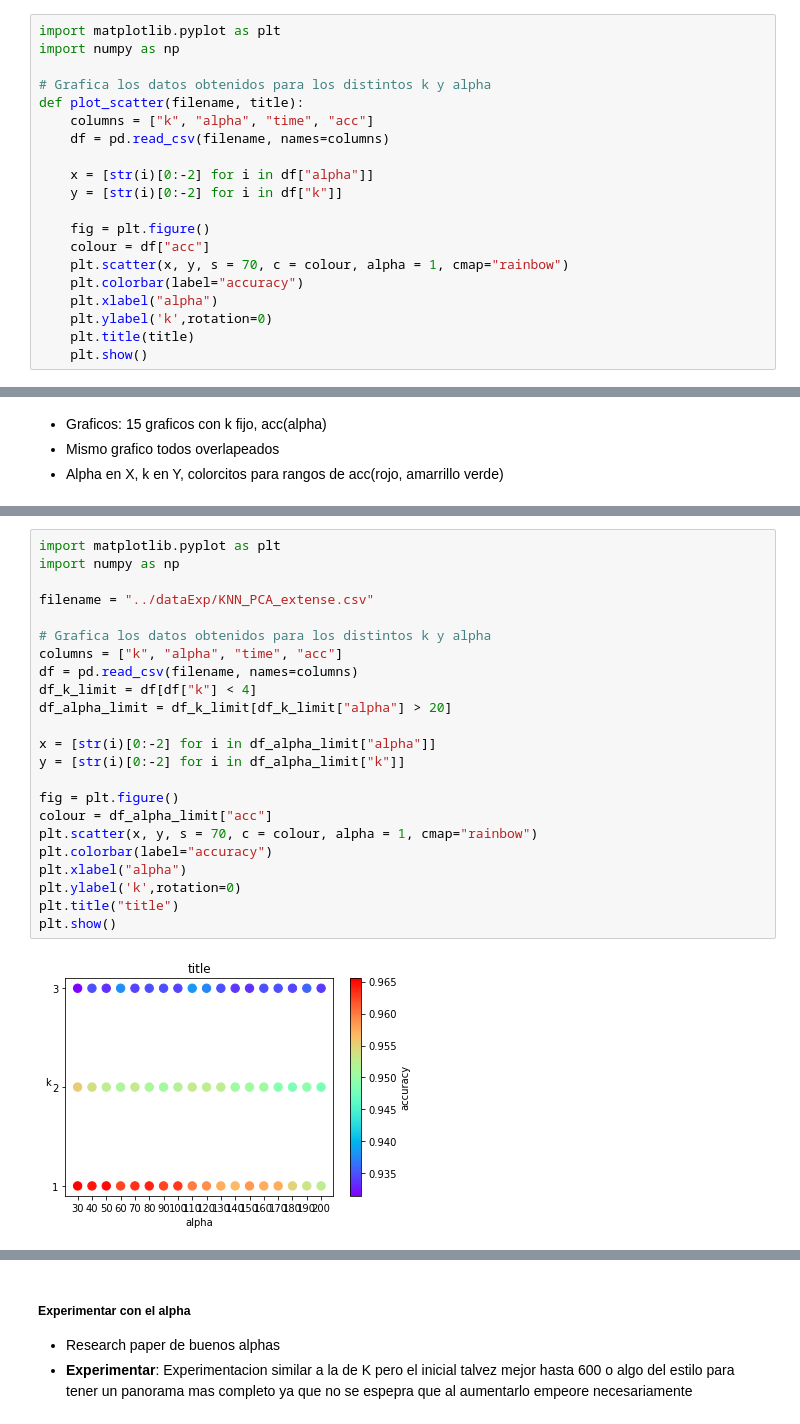
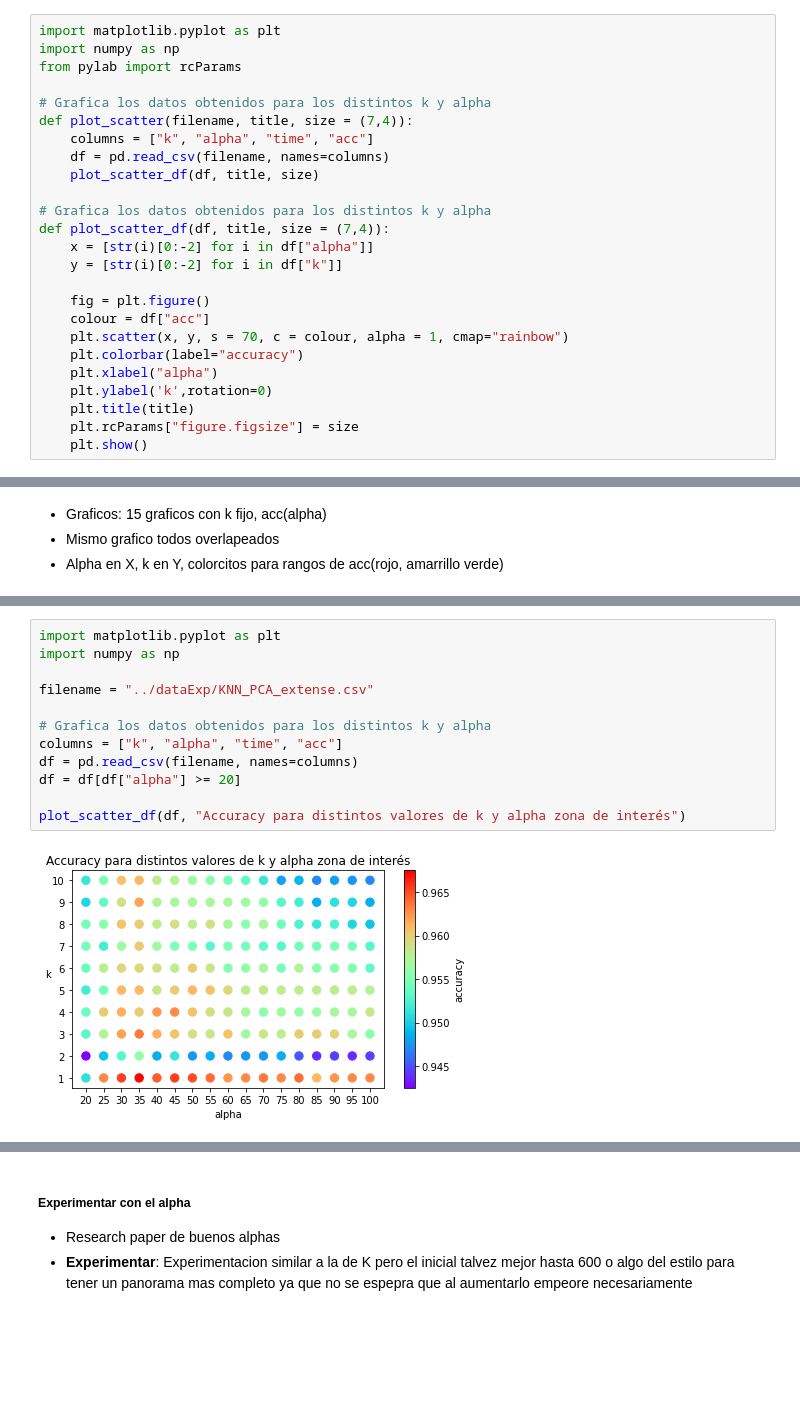
Before and after one commit to ddrenteria/MNtp2, a Jupyter notebook: metnum-tp2-1C2021/tp2-alu/tp2/notebooks/main.ipynb, the cells around one changed output, grey strips where cells are left out. Drawn from its saved outputs; the diff is of its cells as text; blank space fills up the shorter version.

```diff
--- a/metnum-tp2-1C2021/tp2-alu/tp2/notebooks/main.ipynb
+++ b/metnum-tp2-1C2021/tp2-alu/tp2/notebooks/main.ipynb
@@ -380,12 +453,16 @@ def experimentacion_k_alpha(namefile, ks, alphas, total_intances):
 # %%
 import matplotlib.pyplot as plt
 import numpy as np
+from pylab import rcParams
 
 # Grafica los datos obtenidos para los distintos k y alpha
-def plot_scatter(filename, title):
+def plot_scatter(filename, title, size = (7,4)):
     columns = ["k", "alpha", "time", "acc"]
     df = pd.read_csv(filename, names=columns)
+    plot_scatter_df(df, title, size)
 
+# Grafica los datos obtenidos para los distintos k y alpha
+def plot_scatter_df(df, title, size = (7,4)):
     x = [str(i)[0:-2] for i in df["alpha"]]
     y = [str(i)[0:-2] for i in df["k"]]
 
@@ -396,6 +473,7 @@ def plot_scatter(filename, title):
     plt.xlabel("alpha")
     plt.ylabel('k',rotation=0)
     plt.title(title)
+    plt.rcParams["figure.figsize"] = size
     plt.show()
 # %%
 name_k_alpha_complete = "../dataExp/KNN_PCA_complete.csv"
@@ -578,25 +626,14 @@ plot_scatter(name_k_alpha_extense, "asd")
 # %%
 import matplotlib.pyplot as plt
 import numpy as np
 
 filename = "../dataExp/KNN_PCA_extense.csv"
 
 # Grafica los datos obtenidos para los distintos k y alpha
 columns = ["k", "alpha", "time", "acc"]
 df = pd.read_csv(filename, names=columns)
-df_k_limit = df[df["k"] < 4]
-df_alpha_limit = df_k_limit[df_k_limit["alpha"] > 20]
+df = df[df["alpha"] >= 20]
 
-x = [str(i)[0:-2] for i in df_alpha_limit["alpha"]]
-y = [str(i)[0:-2] for i in df_alpha_limit["k"]]
-
-fig = plt.figure()
-colour = df_alpha_limit["acc"]
-plt.scatter(x, y, s = 70, c = colour, alpha = 1, cmap="rainbow")
-plt.colorbar(label="accuracy")
-plt.xlabel("alpha")
-plt.ylabel('k',rotation=0)
-plt.title("title")
-plt.show()
+plot_scatter_df(df, "Accuracy para distintos valores de k y alpha zona de interés")
 # %% [output]
-[figure, old version]
+[figure, new version]
```
Also changed, not shown: parts of 26 cells of this notebook, 6 other files.
